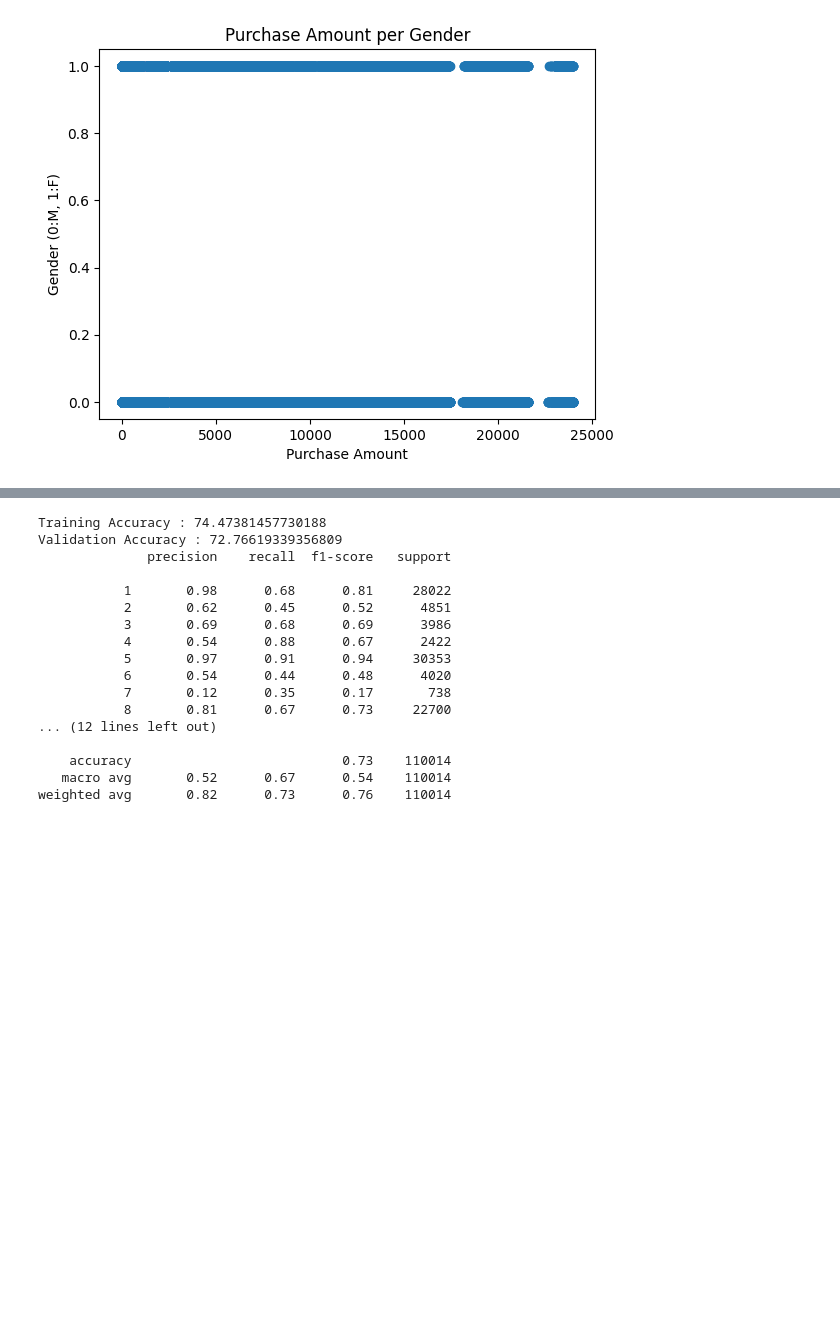
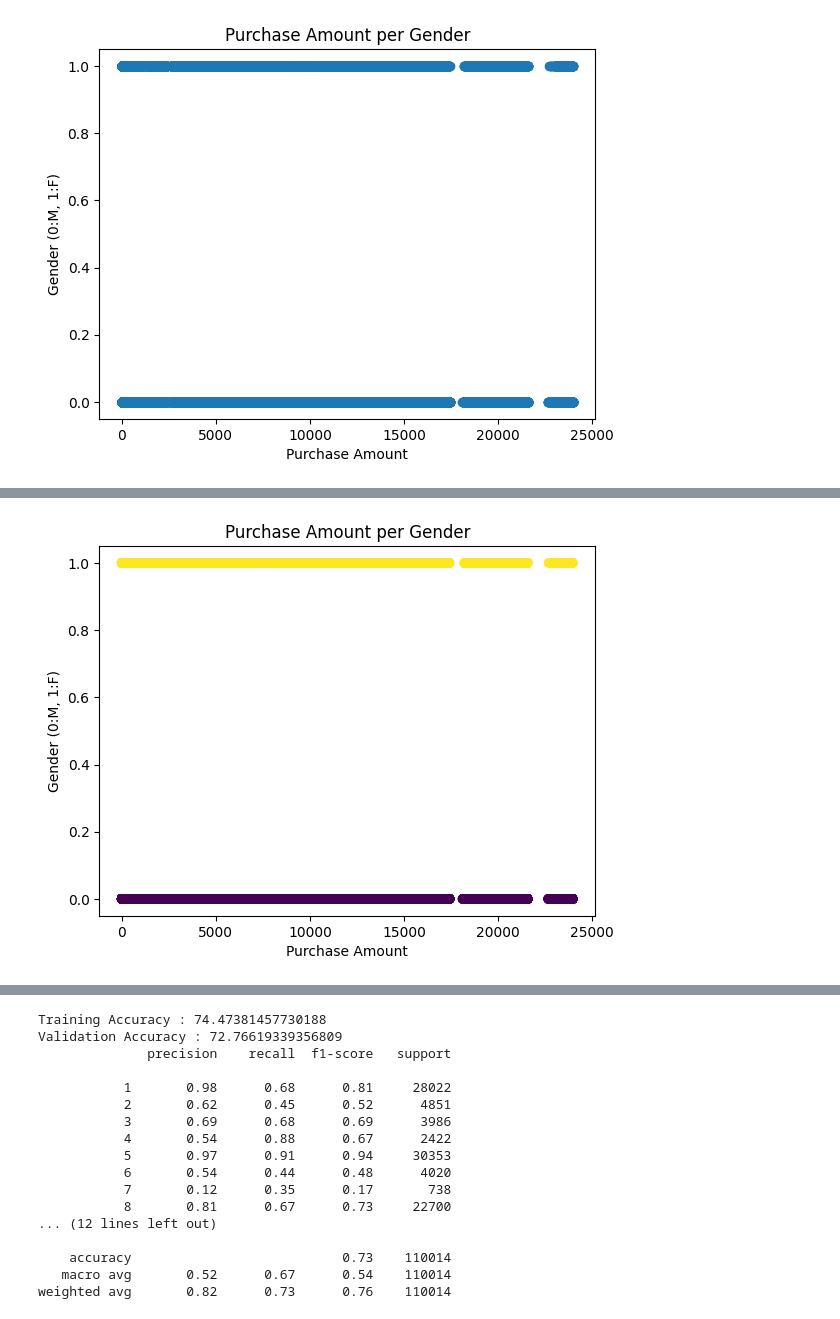
Before and after one commit to CIC-Research/Data-Science-Project, a Jupyter notebook: main.ipynb, the cells around one changed output, grey strips where cells are left out. Saved outputs shown, nothing was run; the diff lists cells and outputs as text; code cells hidden in the pictures; blank space fills up the shorter version.

```diff
--- a/main.ipynb
+++ b/main.ipynb
@@ -167,3 +176,14 @@ plt.show()
+# %%
+kmode = KModes(n_clusters=2, init='random',n_init=5)
+kmode.fit_predict(Purchase_Gender_Data)
+
+plt.scatter(Purchase_Gender_Data['Purchase'], Purchase_Gender_Data['Gender'], c=kmode.labels_)
+plt.xlabel('Purchase Amount')
+plt.ylabel('Gender (0:M, 1:F)')
+plt.title('Purchase Amount per Gender')
+plt.show()
+# %% [output]
+[figure, added]
 # %% [markdown]
 #### Step 3: Classification
 ##### Decision Trees
```
Also changed, not shown: parts of 9 cells of this notebook.
